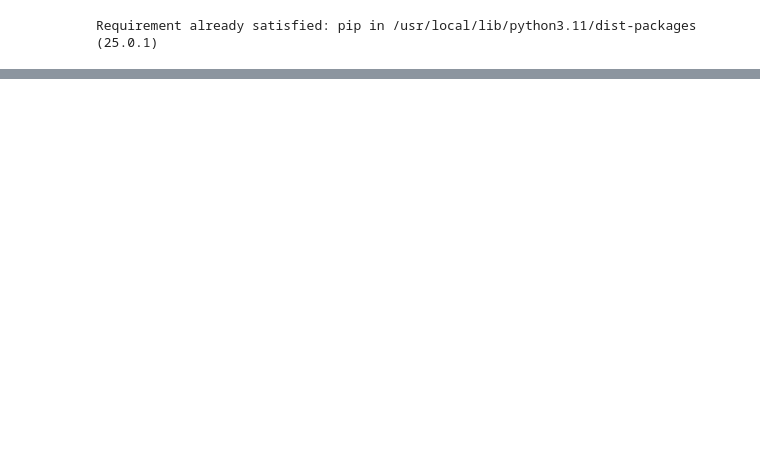
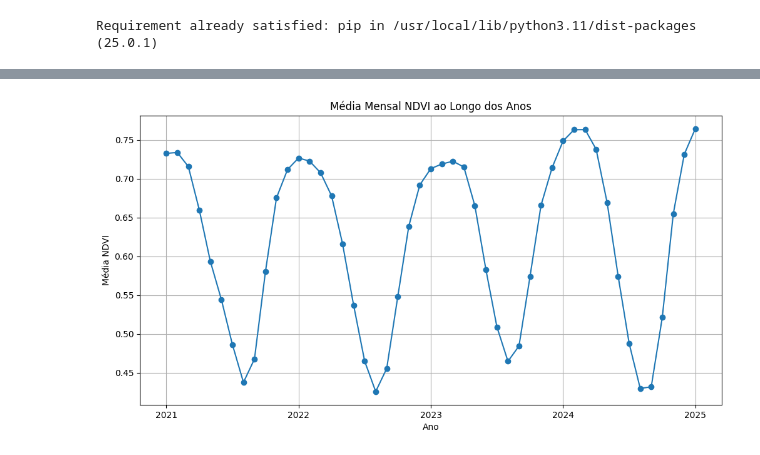
Before and after one commit to tinicius/controle, a Jupyter notebook: Trabalho_Controle.ipynb, the cells around one changed output, grey strips where cells are left out. Drawn from its saved outputs; the diff is of its cells as text; code cells hidden in the pictures; blank space fills up the shorter version.

```diff
--- a/Trabalho_Controle.ipynb
+++ b/Trabalho_Controle.ipynb
@@ -18,6 +18,40 @@ Requirement already satisfied: pillow>=8 in /usr/local/lib/python3.11/dist-packa
 Requirement already satisfied: pyparsing>=2.3.1 in /usr/local/lib/python3.11/dist-packages (from matplotlib>=3.6->control) (3.2.1)
 Requirement already satisfied: python-dateutil>=2.7 in /usr/local/lib/python3.11/dist-packages (from matplotlib>=3.6->control) (2.8.2)
 Requirement already satisfied: six>=1.5 in /usr/local/lib/python3.11/dist-packages (from python-dateutil>=2.7->matplotlib>=3.6->control) (1.17.0)
+# %%
+import pandas as pd
+import matplotlib.pyplot as plt
+
+df = pd.read_csv("bra-ndvi-adm2-5ytd.csv", skiprows=1)
+
+# Divinóplis BR3122306
+df = df[df['#adm2+code'] == 'BR3122306']
+
+df['#date'] = pd.to_datetime(df['#date'], errors='coerce')
+df = df.dropna(subset=['#date'])
+
+df['year'] = df['#date'].dt.year
+df['month'] = df['#date'].dt.month
+
+df = df[df['year'] >= 2021]
+
+df['time_index'] = df['year'] + (df['month'] - 1) / 12
+
+media_mensal = df.groupby('time_index')['#indicator+vim+num'].mean()
+
+plt.figure(figsize=(12,6))
+plt.plot(media_mensal.index, media_mensal.values, marker='o', linestyle='-')
+
+plt.xlabel("Ano")
+plt.ylabel("Média NDVI")
+plt.title("Média Mensal NDVI ao Longo dos Anos")
+
+plt.xticks(ticks=range(int(df['year'].min()), int(df['year'].max()) + 1))
+
+plt.grid()
+plt.show()
+# %% [output]
+[figure, added]
 # %%
 import pandas as pd
 import matplotlib.pyplot as plt
```
Also changed, not shown: parts of 7 cells of this notebook, 1 other file.
